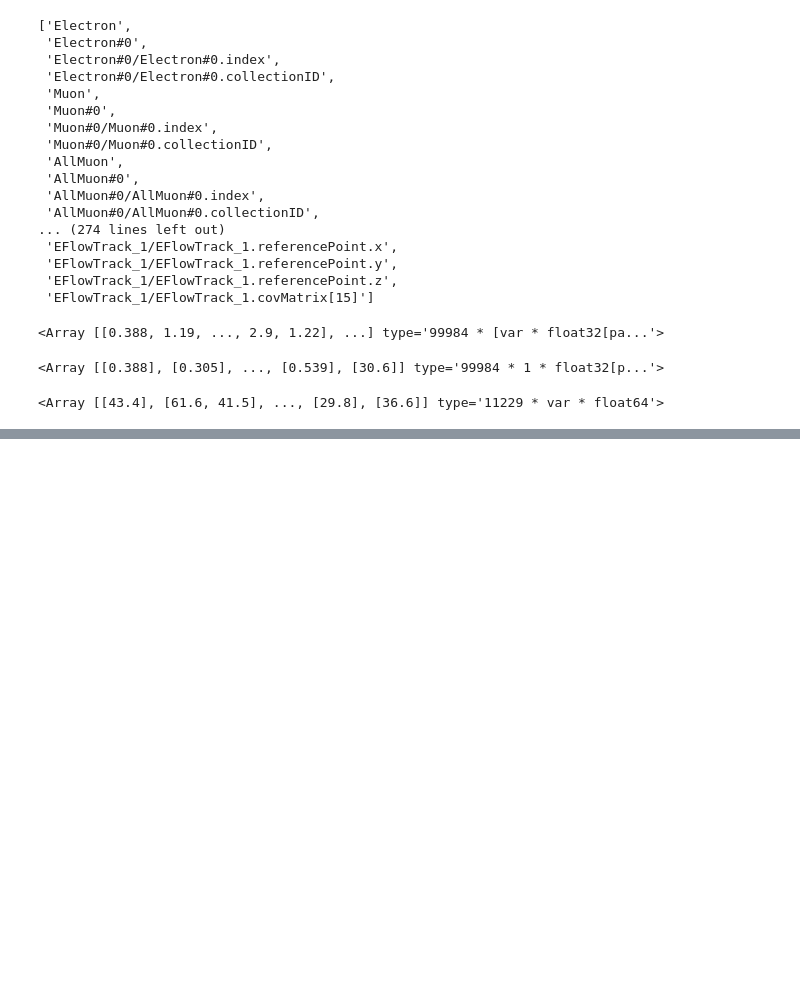
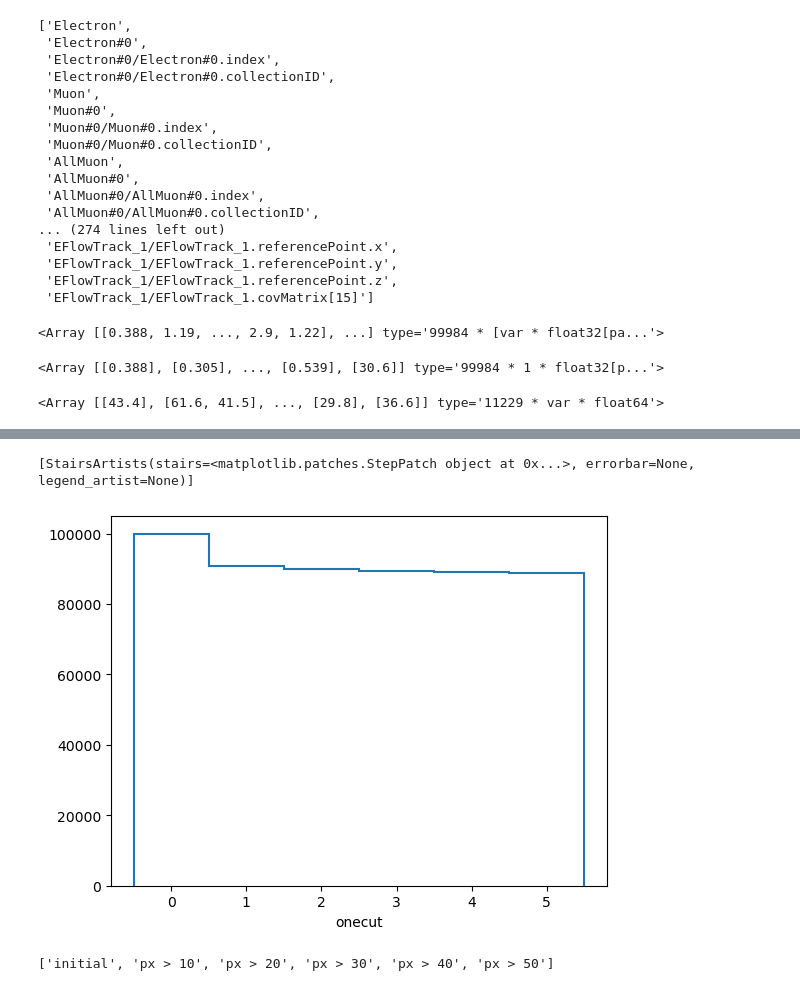
Before and after one commit to prayagyadav/coffea-fcc-analysis, a Jupyter notebook: development/Playground_BaseSchema.ipynb, the cells around one changed output, grey strips where cells are left out. Cells and saved outputs as stored; diff of their text form; code cells hidden in the pictures; blank space fills up the shorter version.

```diff
--- a/development/Playground_BaseSchema.ipynb
+++ b/development/Playground_BaseSchema.ipynb
@@ -272,0 +113,9 @@ zh['Zm'].sum()
+# %%
+onecut_hist.plot()
+# %% [output]
+[StairsArtists(stairs=<matplotlib.patches.StepPatch object at 0x...>, errorbar=None, legend_artist=None)]
+[figure, added]
+# %%
+labels
+# %% [output]
+['initial', 'px > 10', 'px > 20', 'px > 30', 'px > 40', 'px > 50']
```
Also changed, not shown: parts of 30 cells of this notebook, 1 other file.
